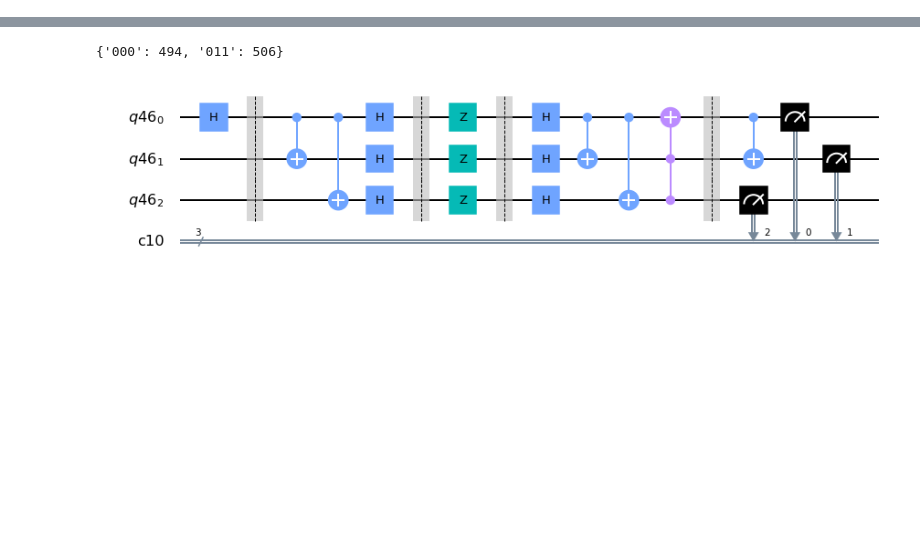
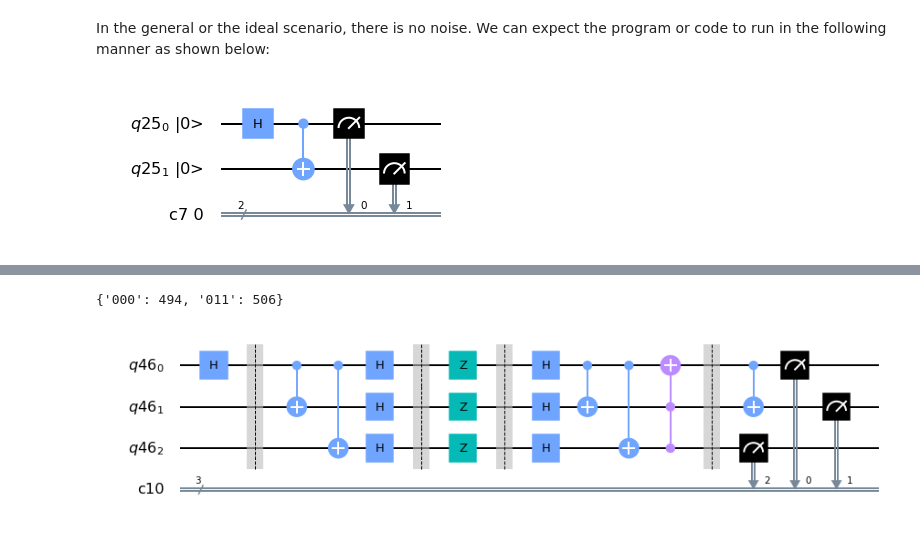
Before and after one commit to abzsd/QOSF_Solutions, a Jupyter notebook: Task 2.ipynb, the cells around one changed output, grey strips where cells are left out. Cells and saved outputs as stored; diff of their text form; code cells hidden in the pictures; blank space fills up the shorter version.

```diff
--- a/Task 2.ipynb
+++ b/Task 2.ipynb
@@ -3,2 +5,14 @@ from qiskit import *
 import matplotlib.pyplot as plt
 import numpy as np
+# %% [markdown]
+In the general or the ideal scenario, there is no noise. We can expect the program or code to run in the following manner as shown below:
+# %%
+qb = QuantumRegister(2)
+cb = ClassicalRegister(2)
+qc = QuantumCircuit(qb,cb)
+qc.h(0)
+qc.cx(0,1)
+qc.measure(qb,cb)
+qc.draw(initial_state = True,output = 'mpl')
+# %% [output]
+[figure, added]
```
Also changed, not shown: parts of 9 cells of this notebook.
